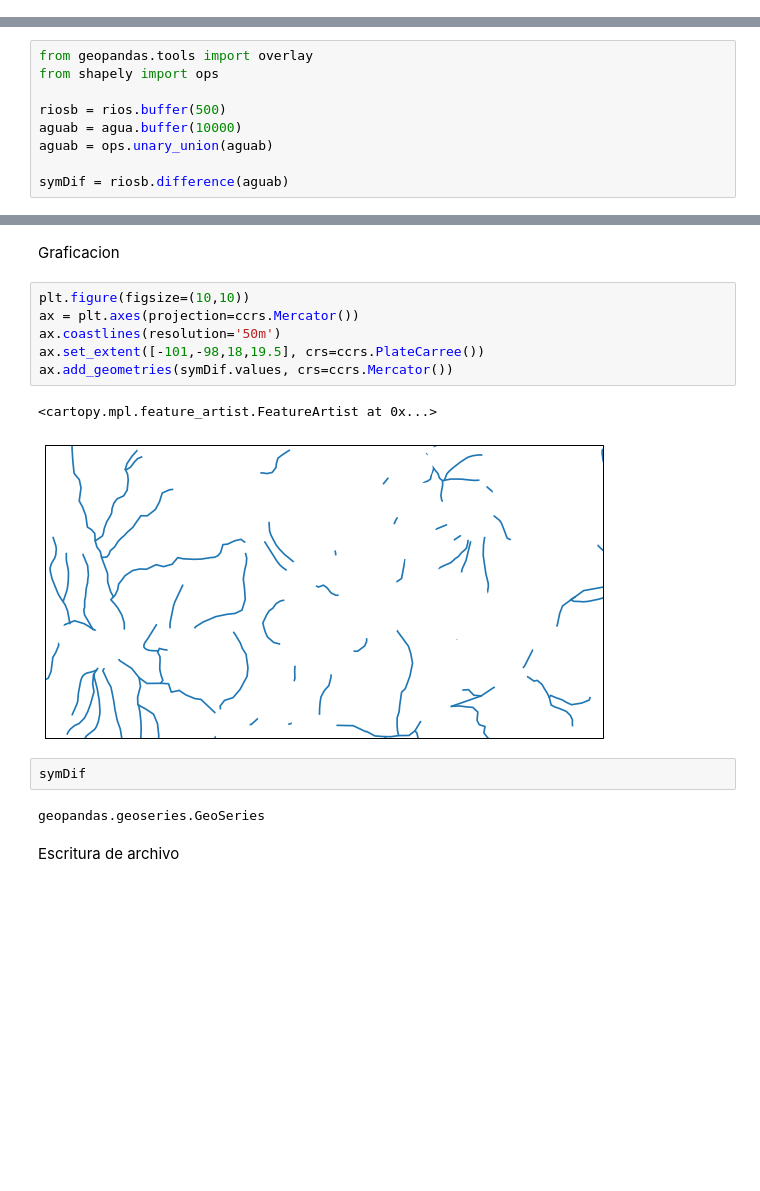
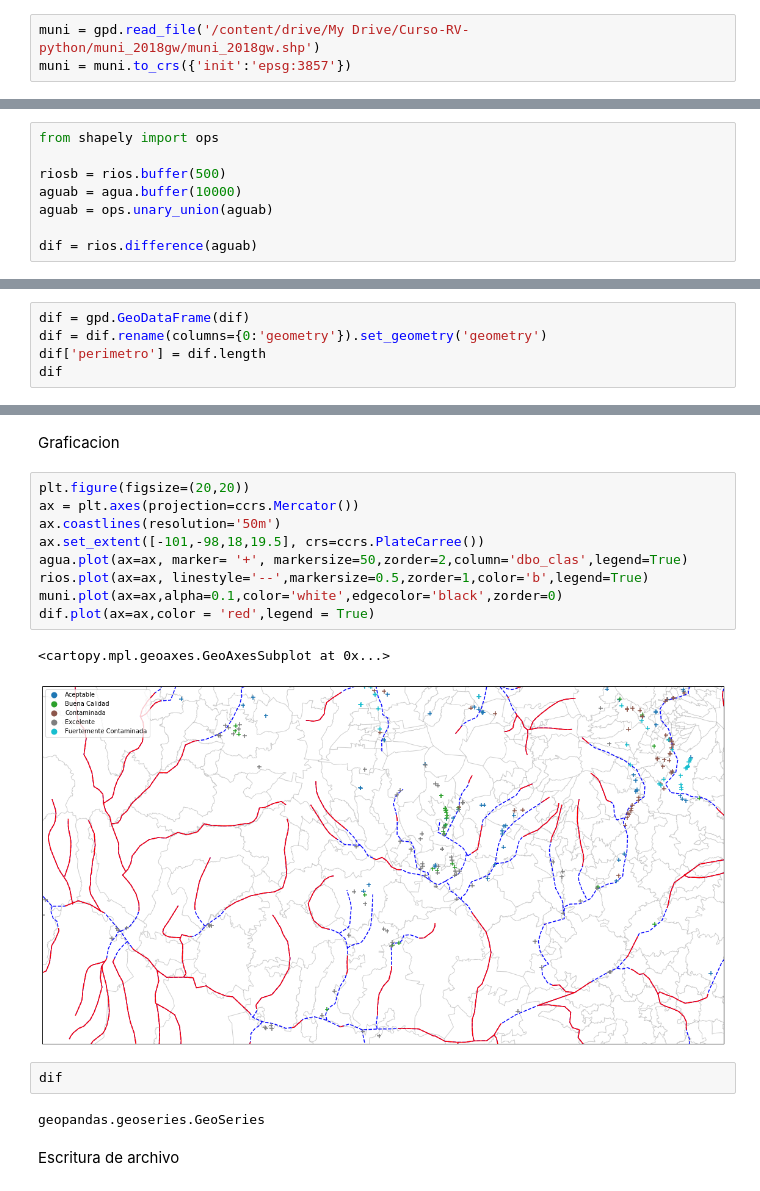
Before and after one commit to UrielMendoza/Curso-RV-python, a Jupyter notebook: Viernes_resuelto.ipynb, the cells around one changed output, grey strips where cells are left out. Saved outputs shown, nothing was run; the diff lists cells and outputs as text; blank space fills up the shorter version.

```diff
--- a/Viernes_resuelto.ipynb
+++ b/Viernes_resuelto.ipynb
@@ -180,0 +194,3 @@ Diferencia
+# %%
+muni = gpd.read_file('/content/drive/My Drive/Curso-RV-python/muni_2018gw/muni_2018gw.shp')
+muni = muni.to_crs({'init':'epsg:3857'})
@@ -181,9 +223,8 @@ Diferencia
 # %%
-from geopandas.tools import overlay
 from shapely import ops
 
 riosb = rios.buffer(500)
 aguab = agua.buffer(10000)
 aguab = ops.unary_union(aguab)
 
-symDif = riosb.difference(aguab)
+dif = rios.difference(aguab)
@@ -204,0 +237,5 @@ Length: 2234, dtype: geometry
+# %%
+dif = gpd.GeoDataFrame(dif)
+dif = dif.rename(columns={0:'geometry'}).set_geometry('geometry')
+dif['perimetro'] = dif.length
+dif
@@ -210,18 +261,21 @@ symDif.plot()
 # %% [markdown]
 Graficacion
 # %%
-plt.figure(figsize=(10,10))
+plt.figure(figsize=(20,20))
 ax = plt.axes(projection=ccrs.Mercator())
 ax.coastlines(resolution='50m')
 ax.set_extent([-101,-98,18,19.5], crs=ccrs.PlateCarree())
-ax.add_geometries(symDif.values, crs=ccrs.Mercator())
+agua.plot(ax=ax, marker= '+', markersize=50,zorder=2,column='dbo_clas',legend=True)
+rios.plot(ax=ax, linestyle='--',markersize=0.5,zorder=1,color='b',legend=True)
+muni.plot(ax=ax,alpha=0.1,color='white',edgecolor='black',zorder=0)
+dif.plot(ax=ax,color = 'red',legend = True)
 # %% [output]
-<cartopy.mpl.feature_artist.FeatureArtist at 0x...>
+<cartopy.mpl.geoaxes.GeoAxesSubplot at 0x...>
-[figure, old version]
+[figure, new version]
-# %%
-symDif
-# %% [output]
-geopandas.geoseries.GeoSeries
+# %%
+dif
+# %% [output]
+geopandas.geoseries.GeoSeries
 # %% [markdown]
 Escritura de archivo
 # %%
```
Also changed, not shown: parts of 16 cells of this notebook.
